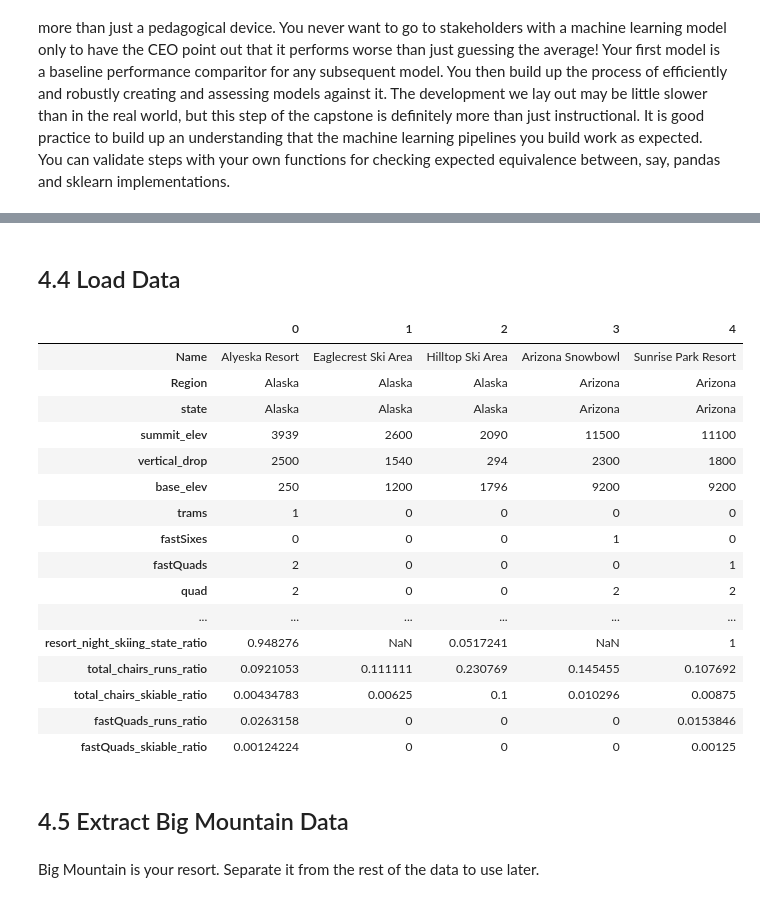
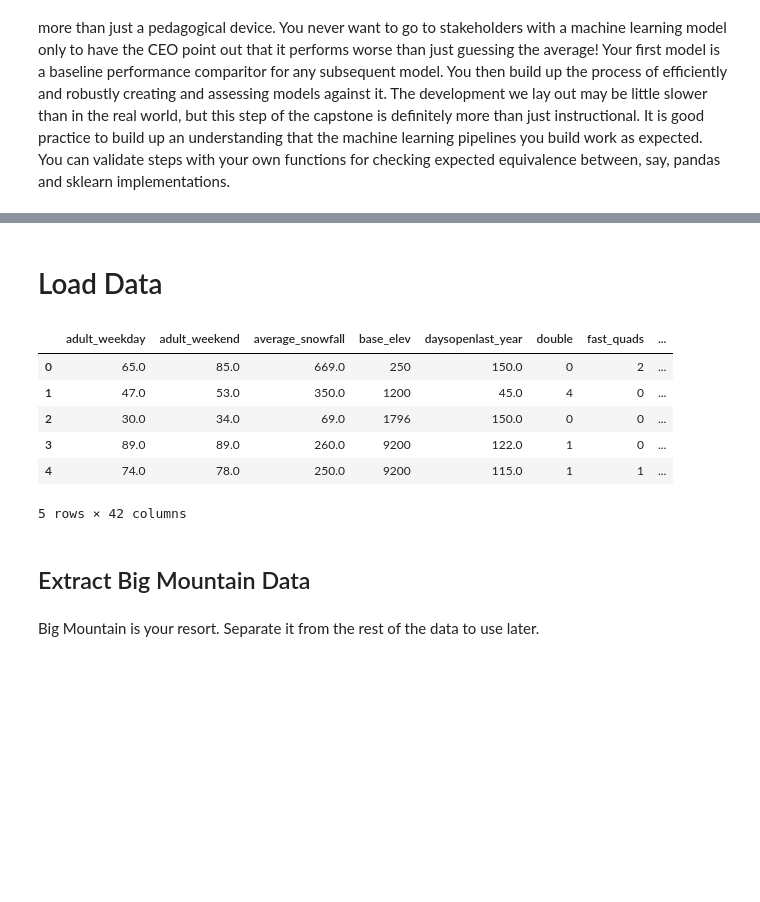
Before and after one commit to watchful-cluckets/springboard_dsci_career_track, a Jupyter notebook: unit_6_applying_dsci_method/notebooks/04_preprocessing_and_training.ipynb, the cells around one changed output, grey strips where cells are left out. Saved outputs shown, nothing was run; the diff lists cells and outputs as text; code cells hidden in the pictures; blank space fills up the shorter version.

```diff
--- a/unit_6_applying_dsci_method/notebooks/04_preprocessing_and_training.ipynb
+++ b/unit_6_applying_dsci_method/notebooks/04_preprocessing_and_training.ipynb
@@ -93,27 +75,17 @@ from sklearn.preprocessing import MinMaxScaler, StandardScaler, scale
 # %% [markdown]
-## 4.4 Load Data<a id='4.4_Load_Data'></a>
+# Load Data
 # %%
-ski_data = pd.read_csv("../data/ski_data_step3_features.csv")
-ski_data.head().T
+ski_data = pd.read_csv("../data/ski_data_features.csv")
+ski_data.head()
 # %% [output]
-|  | 0 | 1 | 2 | 3 | 4 |
-| Name | Alyeska Resort | Eaglecrest Ski Area | Hilltop Ski Area | Arizona Snowbowl | Sunrise Park Resort |
-| Region | Alaska | Alaska | Alaska | Arizona | Arizona |
-| state | Alaska | Alaska | Alaska | Arizona | Arizona |
-| summit_elev | 3939 | 2600 | 2090 | 11500 | 11100 |
-| vertical_drop | 2500 | 1540 | 294 | 2300 | 1800 |
-| base_elev | 250 | 1200 | 1796 | 9200 | 9200 |
-| trams | 1 | 0 | 0 | 0 | 0 |
-| fastSixes | 0 | 0 | 0 | 1 | 0 |
-| fastQuads | 2 | 0 | 0 | 0 | 1 |
-| quad | 2 | 0 | 0 | 2 | 2 |
-| ... | ... | ... | ... | ... | ... |
-| resort_night_skiing_state_ratio | 0.948276 | NaN | 0.0517241 | NaN | 1 |
-| total_chairs_runs_ratio | 0.0921053 | 0.111111 | 0.230769 | 0.145455 | 0.107692 |
-| total_chairs_skiable_ratio | 0.00434783 | 0.00625 | 0.1 | 0.010296 | 0.00875 |
-| fastQuads_runs_ratio | 0.0263158 | 0 | 0 | 0 | 0.0153846 |
-| fastQuads_skiable_ratio | 0.00124224 | 0 | 0 | 0 | 0.00125 |
+|  | adult_weekday | adult_weekend | average_snowfall | base_elev | daysopenlast_year | double | fast_quads | ... |
+| 0 | 65.0 | 85.0 | 669.0 | 250 | 150.0 | 0 | 2 | ... |
+| 1 | 47.0 | 53.0 | 350.0 | 1200 | 45.0 | 4 | 0 | ... |
+| 2 | 30.0 | 34.0 | 69.0 | 1796 | 150.0 | 0 | 0 | ... |
+| 3 | 89.0 | 89.0 | 260.0 | 9200 | 122.0 | 1 | 0 | ... |
+| 4 | 74.0 | 78.0 | 250.0 | 9200 | 115.0 | 1 | 1 | ... |
+5 rows × 42 columns
 # %% [markdown]
-## 4.5 Extract Big Mountain Data<a id='4.5_Extract_Big_Mountain_Data'></a>
+## Extract Big Mountain Data
 # %% [markdown]
 Big Mountain is your resort. Separate it from the rest of the data to use later.
```
Also changed, not shown: parts of 185 cells of this notebook, 3 other files.
